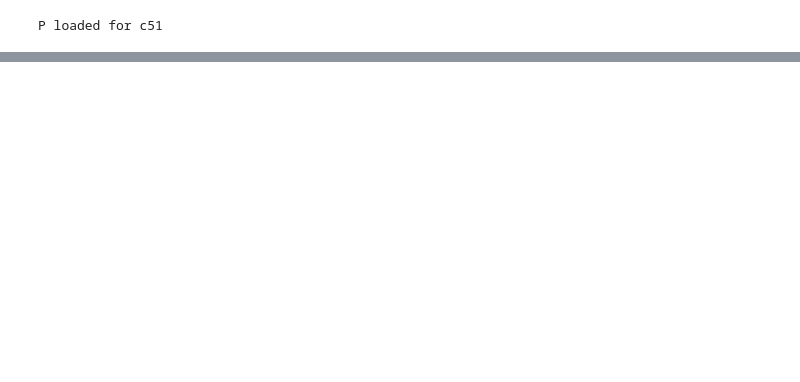
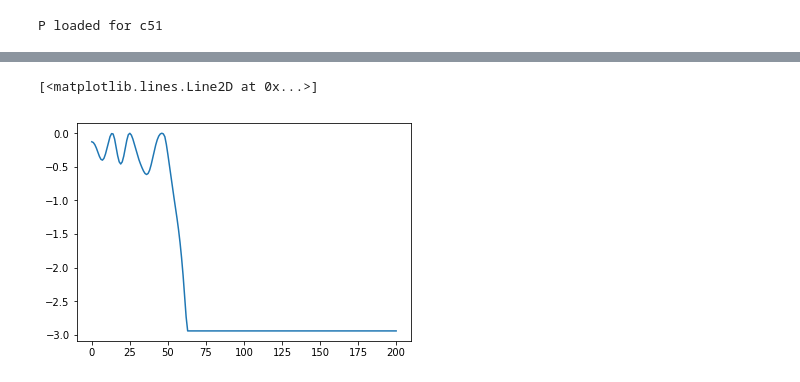
Before and after one commit to Rkeramati/cvar, a Jupyter notebook: glucose/load.ipynb, the cells around one changed output, grey strips where cells are left out. Saved outputs shown, nothing was run; the diff lists cells and outputs as text; code cells hidden in the pictures; blank space fills up the shorter version.

```diff
--- a/glucose/load.ipynb
+++ b/glucose/load.ipynb
@@ -69,3 +85,8 @@ env.render()
+# %%
+plt.plot(episode_return)
+# %% [output]
+[<matplotlib.lines.Line2D at 0x...>]
+[figure, added]
 # %%
 plt.plot(load_file['returns'])
 # %% [output]
```
Also changed, not shown: parts of 4 cells of this notebook, 2 other files.
